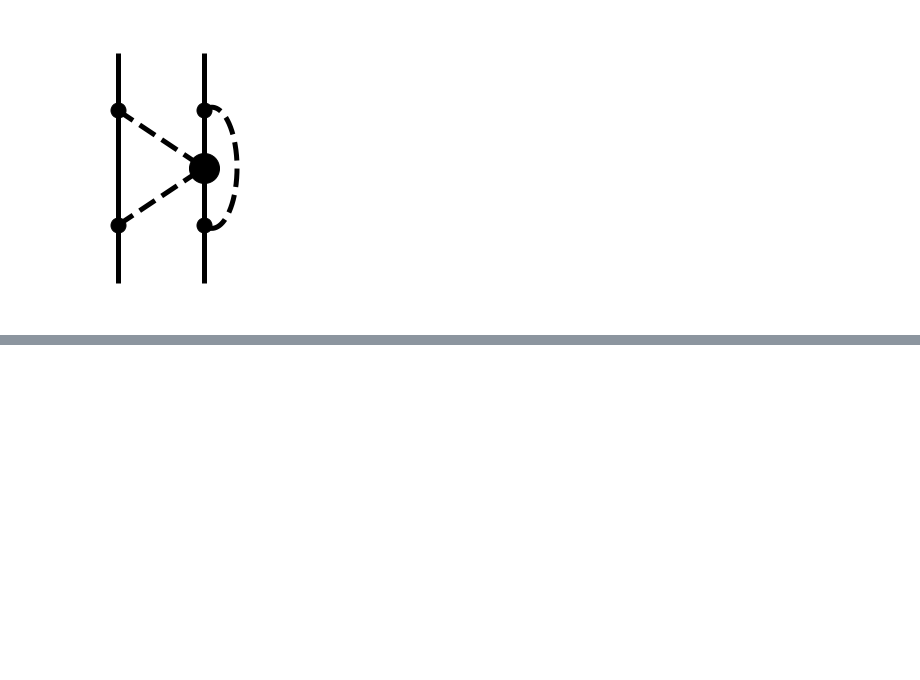
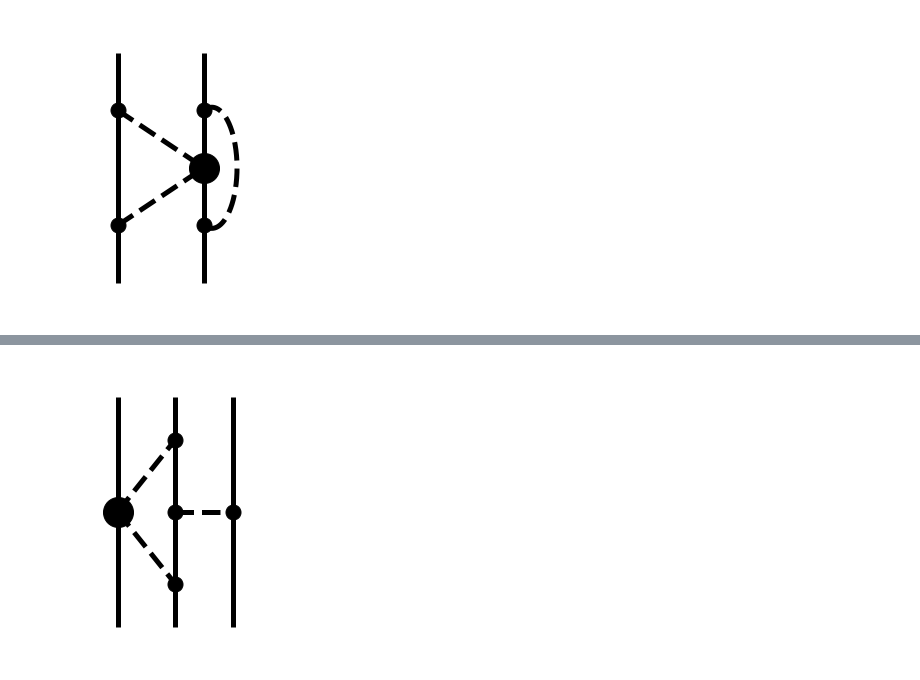
Before and after one commit to VitaliiUr/thesis, a Jupyter notebook: feyn.ipynb, the cells around one changed output, grey strips where cells are left out. Saved outputs shown, nothing was run; the diff lists cells and outputs as text; code cells hidden in the pictures; blank space fills up the shorter version.

```diff
--- a/feyn.ipynb
+++ b/feyn.ipynb
@@ -687,0 +764,38 @@ matplotlib.pyplot.show()
+# %%
+fig = matplotlib.pyplot.figure(figsize=figsize)
+ax = fig.add_axes([0, 0, 1, 1], frameon=False)
+
+diagram = Diagram(ax)
+in1 = diagram.vertex(xy=(margin, margin), marker='')
+in2 = diagram.vertex(xy=(margin, 1-margin), marker='')
+in3 = diagram.vertex(xy=(1-margin, margin), marker='')
+in4 = diagram.vertex(xy=(1-margin, 1-margin), marker='')
+in5 = diagram.vertex(xy=(.5, margin), marker='')
+in6 = diagram.vertex(xy=(.5, 1-margin), marker='')
+v1 = diagram.vertex(xy=(margin, .5), markersize=vertexsize2)
+v2 = diagram.vertex(xy=(.5, .75), markersize=vertexsize)
+v3 = diagram.vertex(xy=(.5, .25), markersize=vertexsize)
+v4 = diagram.vertex(xy=(.5, .5), markersize=vertexsize)
+v5 = diagram.vertex(xy=(1-margin, .5), markersize=vertexsize)
+
+
+q1 = diagram.line(in1, in2, color='black', lw=lw,
+                  arrow=False)
+q2 = diagram.line(in3, in4, color='black', lw=lw,
+                  arrow=False)
+q3 = diagram.line(in5, in6, color='black', lw=lw,
+                  arrow=False)
+r1 = diagram.line(v1, v2, color='black', lw=lw, ls="dashed",
+                  arrow=False)
+r2 = diagram.line(v1, v3, color='black', lw=lw, ls="dashed",
+                  arrow=False)
+r3 = diagram.line(v4, v5, color='black', lw=lw, ls="dashed",
+                  arrow=False)
+
+
+diagram.plot()
+plt.savefig("./Diagrams/N4LO_3NF_2.png", dpi=600)
+
+matplotlib.pyplot.show()
+# %% [output]
+[figure, added]
```
Also changed, not shown: parts of 28 cells of this notebook, 35 other files.
